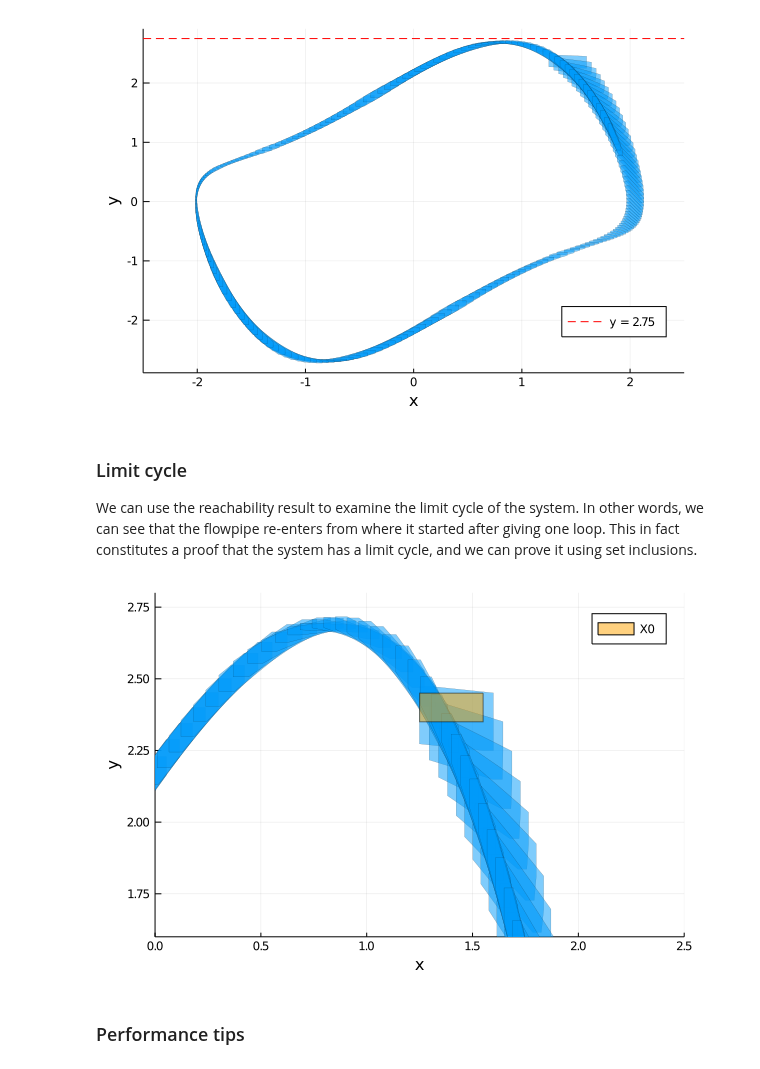
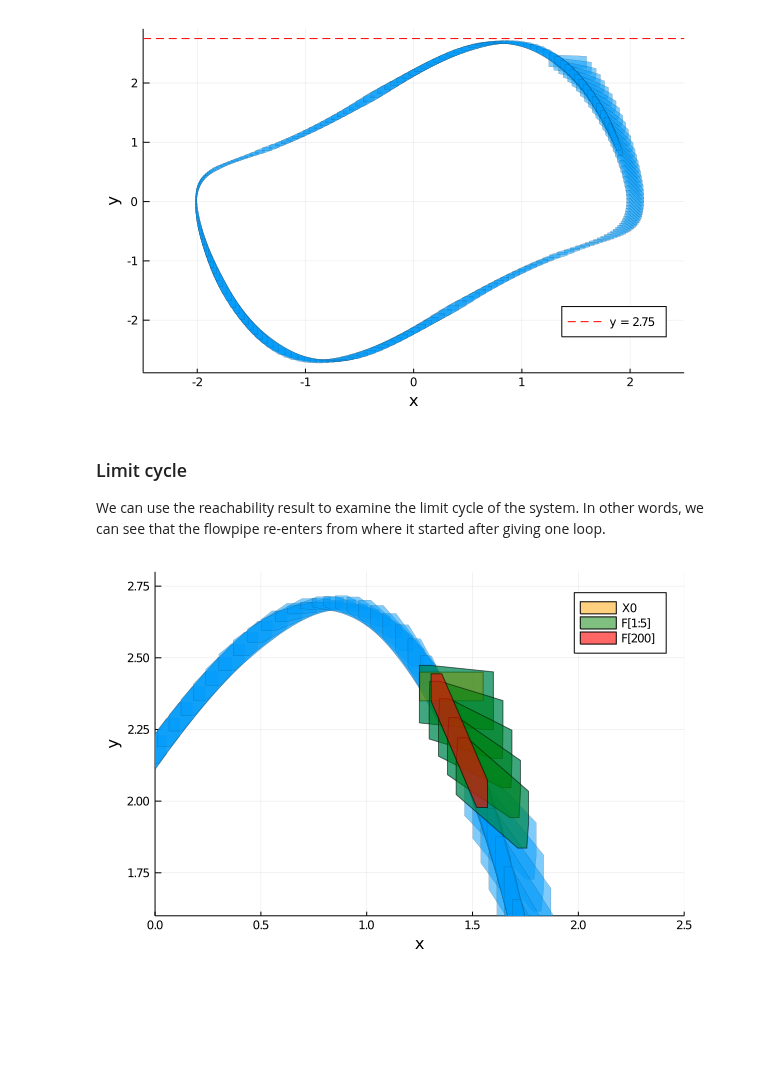
Before and after one commit to rafeemusabbir/ReachabilityAnalysis.jl, a Jupyter notebook: previews/PR223/models/vanderpol.ipynb, the cells around one changed output. Saved outputs shown, nothing was run; the diff lists cells and outputs as text; code cells hidden in the pictures; blank space fills up the shorter version.

```diff
--- a/previews/PR223/models/vanderpol.ipynb
+++ b/previews/PR223/models/vanderpol.ipynb
@@ -72,12 +74,11 @@ plot!(x -> 2.75, color=:red, lab="y = 2.75", style=:dash, legend=:bottomright)
 
 We can use the reachability result to examine the limit cycle of the system. In
 other words, we can see that the flowpipe re-enters from where it started after
-giving one loop. This in fact constitutes a proof that the system has a limit cycle,
-and we can prove it using set inclusions.
+giving one loop.
 # %%
 plot(solz, vars=(1, 2), lw=0.2, xlims=(0.0, 2.5), ylims=(1.6, 2.8), xlab="x", ylab="y")
 plot!(X0, color=:orange, lab="X0")
+plot!(solz[1:5], vars=(1, 2), color=:green, lw=1.0, alpha=0.5, lab="F[1:5]")
+plot!(solz[200], vars=(1, 2), color=:red, lw=1.0, alpha=0.6, lab="F[200]")
 # %% [output]
-[figure, old version]
+[figure, new version]
-# %% [markdown]
-### Performance tips
```
Also changed, not shown: parts of 9 cells of this notebook, 31 other files.
